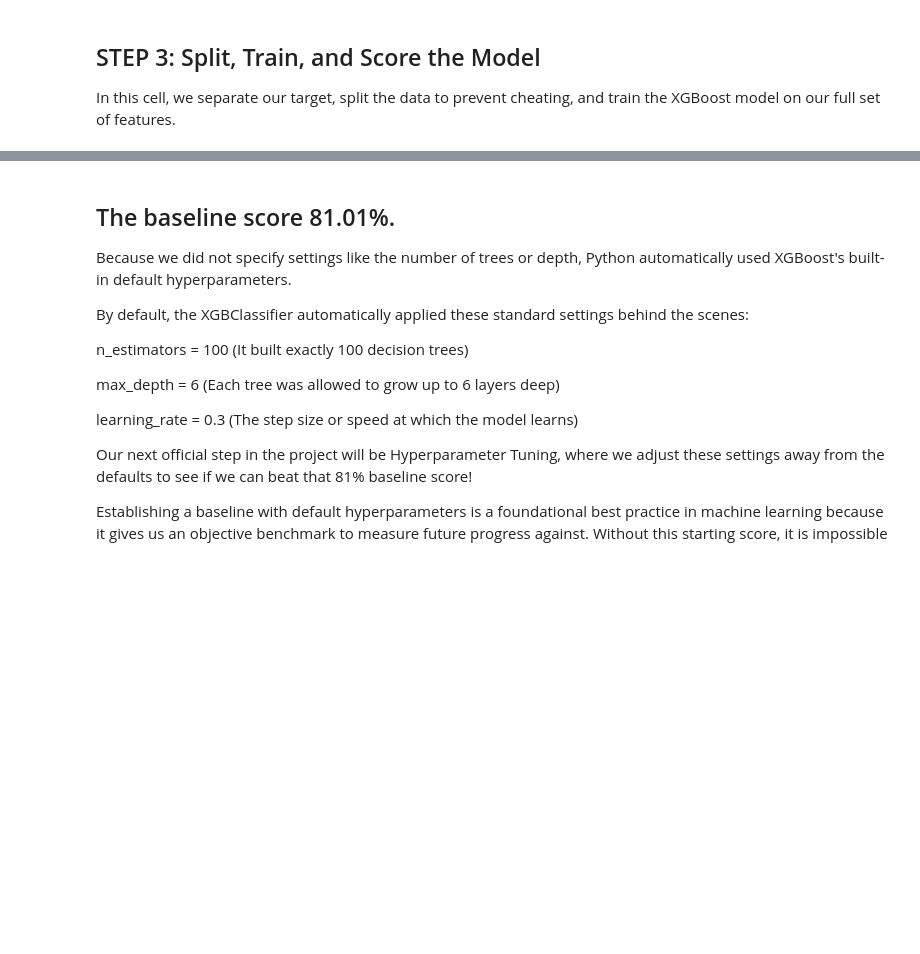
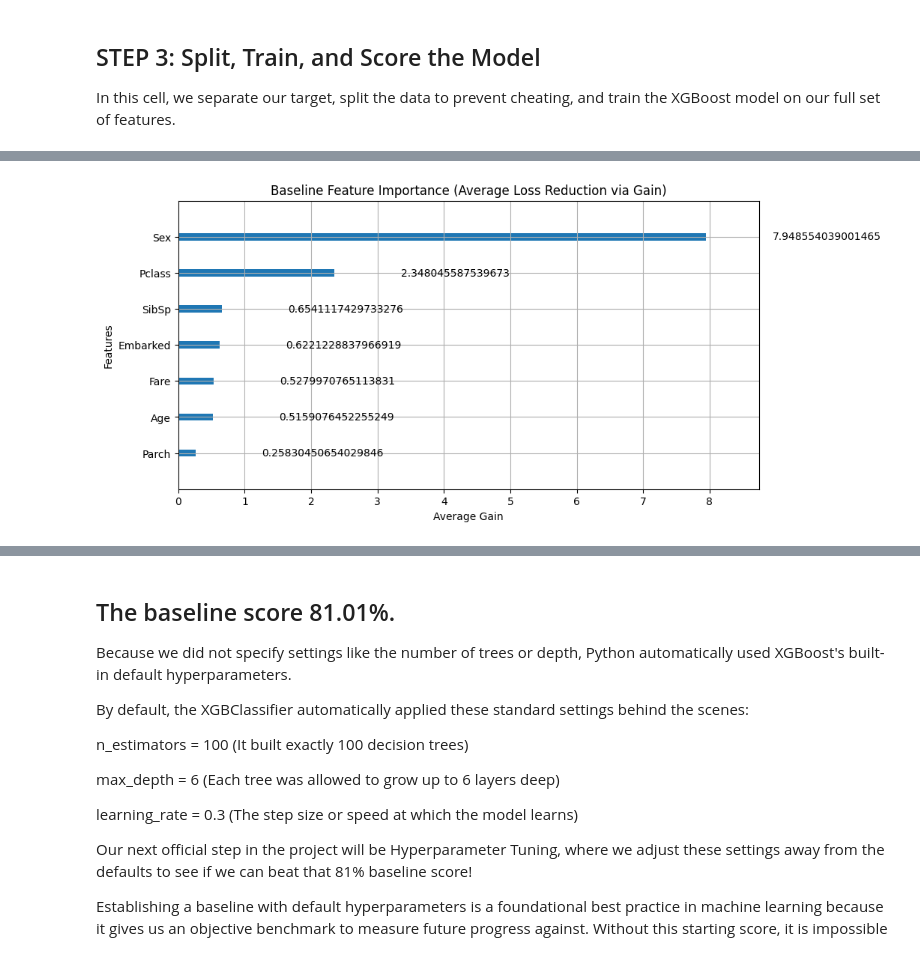
Before and after one commit to abhisakh/XGBOOST_Machine_Leraning_Predictor_Titanic, a Jupyter notebook: Titanic_XGBoost_Predictor.ipynb, the cells around one changed output, grey strips where cells are left out. Cells and saved outputs as stored; diff of their text form; code cells hidden in the pictures; blank space fills up the shorter version.

```diff
--- a/Titanic_XGBoost_Predictor.ipynb
+++ b/Titanic_XGBoost_Predictor.ipynb
@@ -181,0 +175,92 @@ Model Accuracy on Full Features: 81.01%
+# %%
+from sklearn.model_selection import train_test_split
+from xgboost import XGBClassifier
+import xgboost as xgb
+import matplotlib.pyplot as plt
+import pandas as pd
+import numpy as np
+
+# 1. Isolate features (X) and target (y)
+X = df_clean.drop(columns=['Survived'])
+y = df_clean['Survived']
+
+# 2. Split into training (80%) and testing (20%) sets
+X_train, X_test, y_train, y_test = train_test_split(X, y, test_size=0.2, stratify=y, random_state=42)
+
+# 3. Train the raw Baseline Model (defaults left empty/None)
+baseline_model = XGBClassifier(random_state=42, eval_metric='logloss')
+baseline_model.fit(X_train, y_train)
+
+# 4. Teacher's Function: Trace the true data flow depth of an XGBoost tree
+def get_true_tree_metrics(booster, tree_index=0):
+    df = booster.trees_to_dataframe()
+    tree_df = df[df['Tree'] == tree_index].sort_values('Node')
+
+    if tree_df.empty:
+        return 0, 0
+
+    # Total unique splitting nodes (excluding leaves)
+    total_nodes = tree_df['Feature'].dropna().nunique()
+
+    # Helper function to extract integer ID from strings like '0-1' or integers
+    def clean_id(val):
+        if pd.isna(val):
+            return None
+        if isinstance(val, str) and '-' in val:
+            return int(val.split('-')[1])
+        return int(float(val))
+
+    # Map the parent-to-child data path layers
+    node_depths = {0: 0}  # Root node starts at depth layer 0
+    for _, row in tree_df.iterrows():
+        node_id = clean_id(row['Node'])
+
+        if node_id in node_depths:
+            current_depth = node_depths[node_id]
+
+            yes_id = clean_id(row['Yes'])
+            no_id = clean_id(row['No'])
+
+            # Track down to the children splits if they exist
+            if yes_id is not None:
+                node_depths[yes_id] = current_depth + 1
+            if no_id is not None:
+                node_depths[no_id] = current_depth + 1
+
+    true_max_depth = max(node_depths.values())
+    return total_nodes, true_max_depth
+
+# 5. Extract structural data straight from the booster
+booster = baseline_model.get_booster()
+node_count, structural_depth = get_true_tree_metrics(booster, tree_index=0)
+
+print("=== REAL BASELINE EVALUATION ===")
+print(f"Training Accuracy:      {baseline_model.score(X_train, y_train) * 100:.2f}%")
+print(f"Testing Accuracy:       {baseline_model.score(X_test, y_test) * 100:.2f}%")
+print(f"Total Decision Nodes:   {node_count}")
+print(f"True Tree Layer Depth:  {structural_depth}")
+print(f"Total Sequential Trees: {len(booster.get_dump())}")
+print("================================\n")
+
+# 6. Visual Step A: Feature Importance (Mathematical Gain)
+plt.rcParams['figure.figsize'] = (10, 5)
+xgb.plot_importance(baseline_model, importance_type="gain")
+plt.title("Baseline Feature Importance (Average Loss Reduction via Gain)")
+plt.xlabel("Average Gain")
+plt.show()
+
+# 7. Visual Step B: Plotting the Structural Logic (Teaching Core)
+print("\n--- TEACHING INSIGHT: Visualizing the Sequential Boosting Chain ---")
+fig, axes = plt.subplots(nrows=1, ncols=2, figsize=(22, 12))
+
+# Plot the very first decision tree (Top-Down Flow)
+xgb.plot_tree(baseline_model, num_trees=0, ax=axes[0], rankdir='UT')
+axes[0].set_title(f"Tree #0 (True Layer Depth: {structural_depth})", fontsize=14)
+
+# Plot the final correction tree in the ensemble chain
+xgb.plot_tree(baseline_model, num_trees=99, ax=axes[1], rankdir='UT')
+axes[1].set_title("Tree #99 (The Final Residual Correction Split)", fontsize=14)
+
+plt.tight_layout()
+plt.show()
+# %% [output]
@@ -181,0 +274 @@ Model Accuracy on Full Features: 81.01%
+[figure, added]
```
Also changed, not shown: parts of 8 cells of this notebook.
